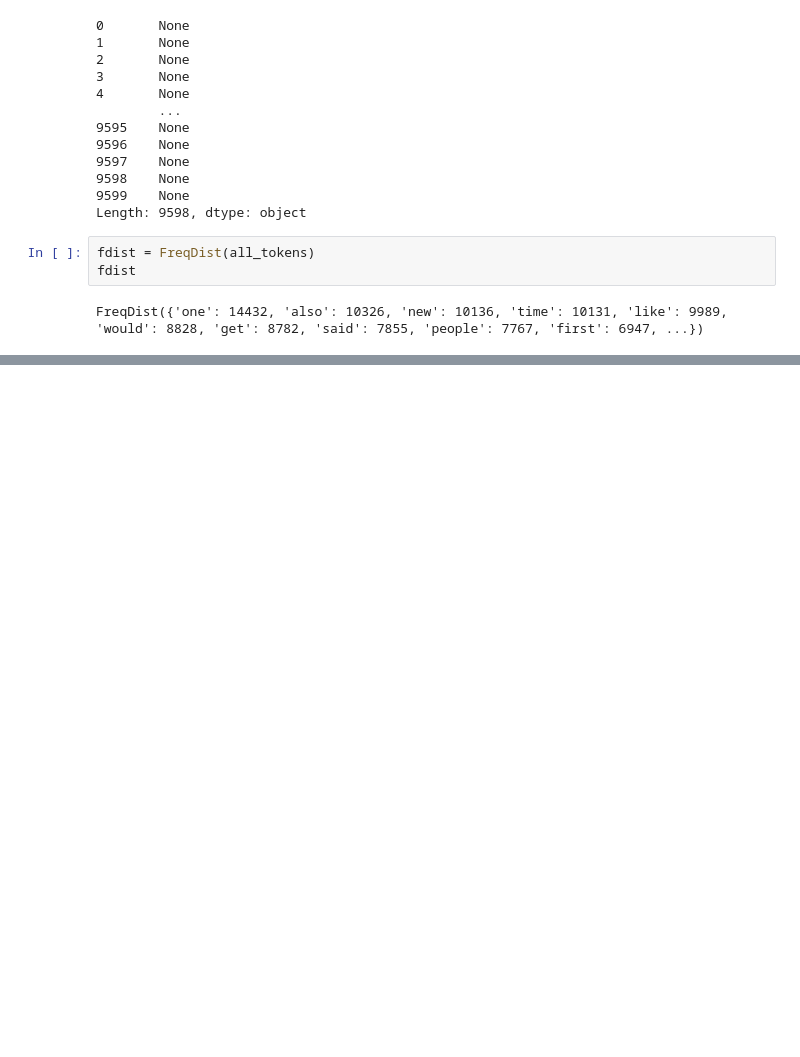
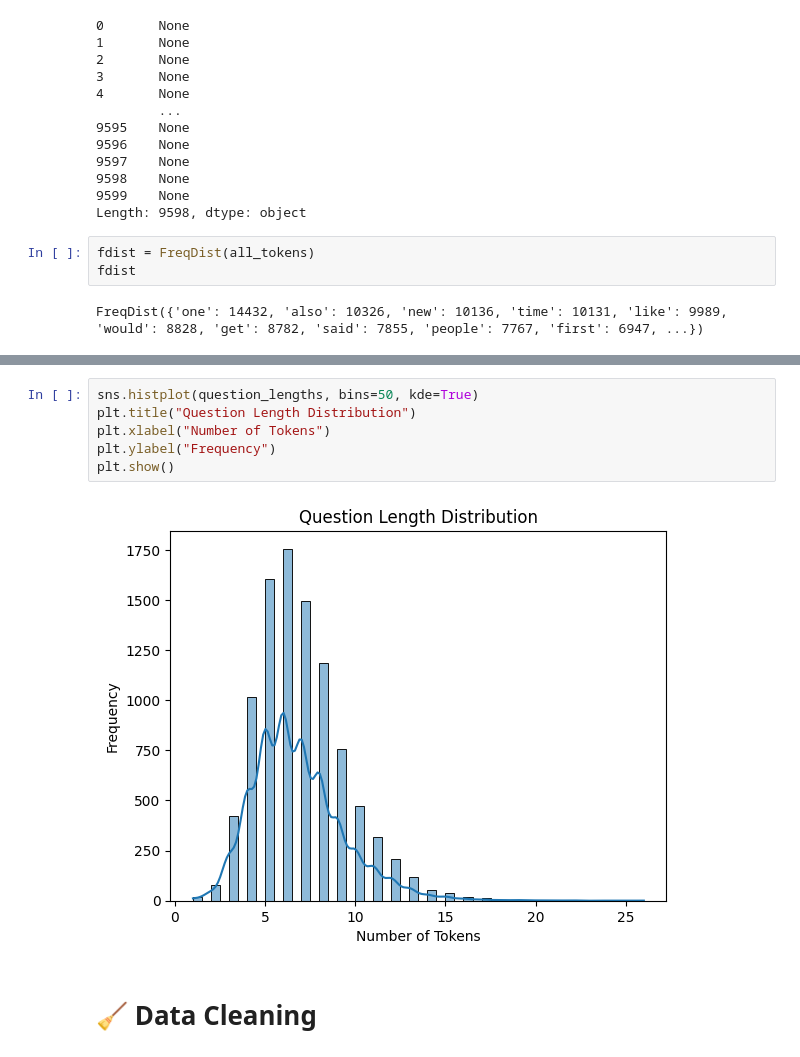
Before and after one commit to martinimarcello00/NLP-project, a Jupyter notebook: NLP-project.ipynb, the cells around one changed output, grey strips where cells are left out. Cells and saved outputs as stored; diff of their text form; blank space fills up the shorter version.

```diff
--- a/NLP-project.ipynb
+++ b/NLP-project.ipynb
@@ -158,0 +184,10 @@ plt.show()
+# %%
+sns.histplot(question_lengths, bins=50, kde=True)
+plt.title("Question Length Distribution")
+plt.xlabel("Number of Tokens")
+plt.ylabel("Frequency")
+plt.show()
+# %% [output]
+[figure, added]
+# %% [markdown]
+# 🧹 Data Cleaning
```
Also changed, not shown: parts of 6 cells of this notebook.
